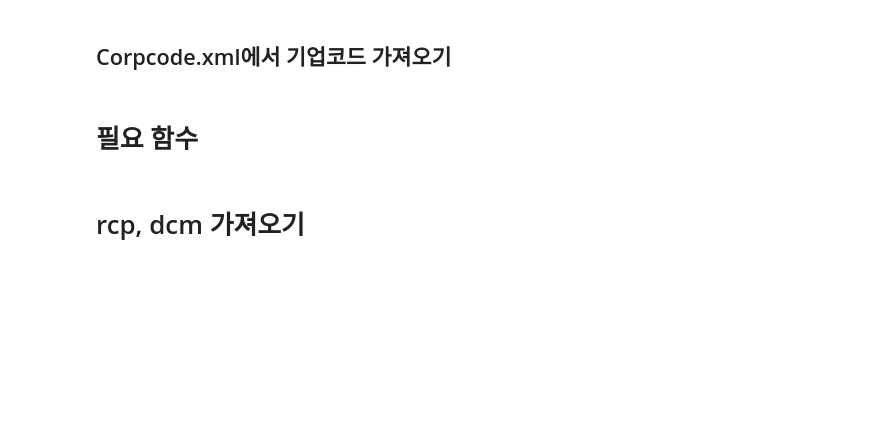
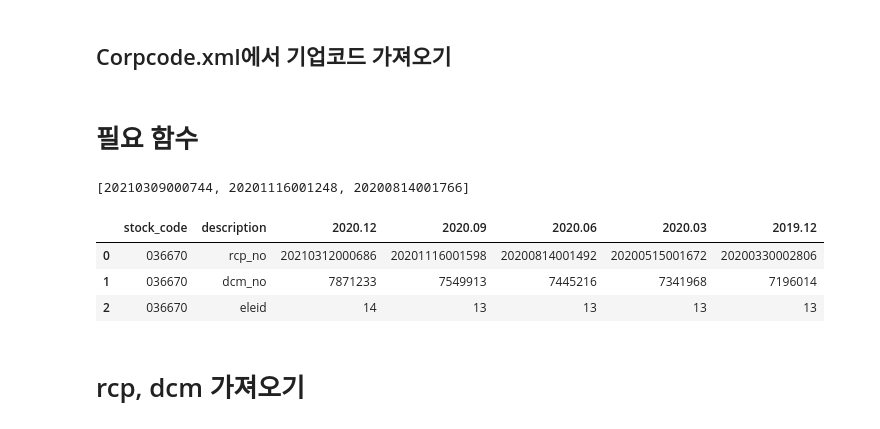
Before and after one commit to malkovich0/Finance, a Jupyter notebook: Dart Download.ipynb, the cells around one changed output. Cells and saved outputs as stored; diff of their text form; code cells hidden in the pictures; blank space fills up the shorter version.

Commit message:
20210409_add eleid def

```diff
--- a/Dart Download.ipynb
+++ b/Dart Download.ipynb
@@ -49,0 +52,4 @@ corp_df[corp_df['corp_code']==a]
+# %%
+rcp_no_list
+# %% [output]
+[20210309000744, 20201116001248, 20200814001766]
@@ -50,2 +58,9 @@ corp_df[corp_df['corp_code']==a]
+# %%
+making_rcp_df(stock_code_reset('036670'))
+# %% [output]
+|  | stock_code | description | 2020.12 | 2020.09 | 2020.06 | 2020.03 | 2019.12 |
+| 0 | 036670 | rcp_no | 20210312000686 | 20201116001598 | 20200814001492 | 20200515001672 | 20200330002806 |
+| 1 | 036670 | dcm_no | 7871233 | 7549913 | 7445216 | 7341968 | 7196014 |
+| 2 | 036670 | eleid | 14 | 13 | 13 | 13 | 13 |
 # %%
 def making_rcp_df(corp_code):
```
Also changed, not shown: parts of 9 cells of this notebook.
